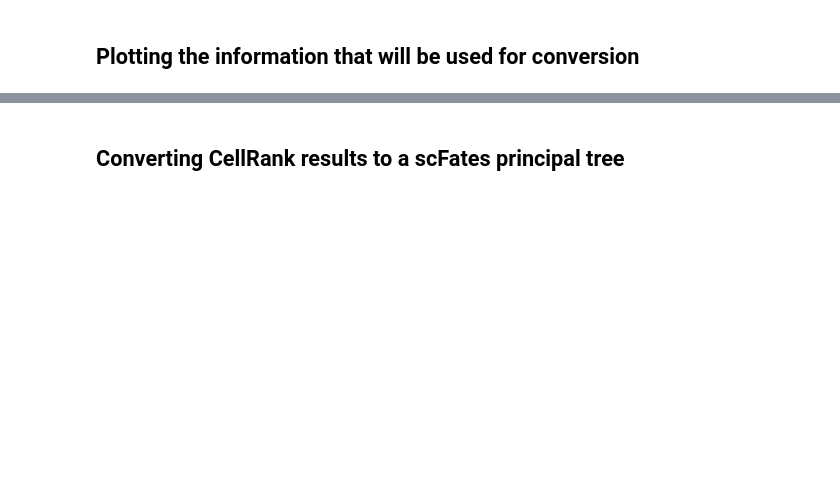
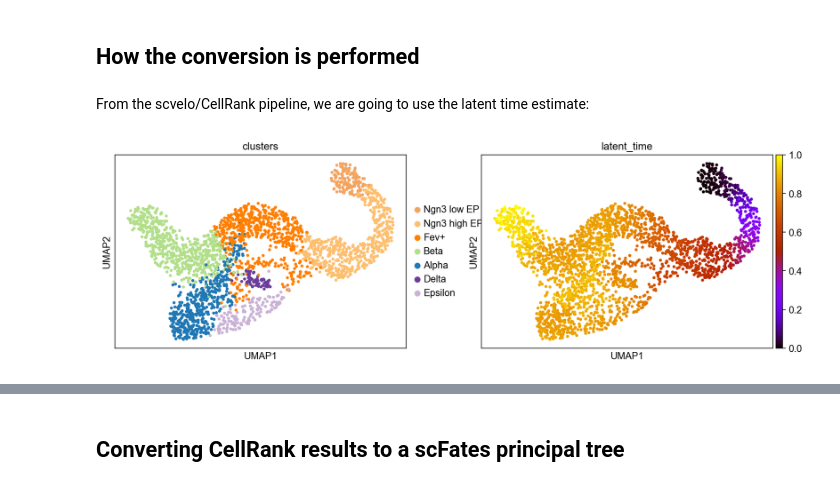
Before and after one commit to LouisFaure/scFates, a Jupyter notebook: docs/notebooks/Conversion_from_CellRank_pipeline.ipynb, the cells around one changed output, grey strips where cells are left out. Drawn from its saved outputs; the diff is of its cells as text; code cells hidden in the pictures; blank space fills up the shorter version.

```diff
--- a/docs/notebooks/Convertion_from_CellRank_pipeline.ipynb
+++ b/docs/notebooks/Conversion_from_CellRank_pipeline.ipynb
@@ -80,5 +82,11 @@ WARNING: Uncertain or fuzzy root cell identification. Please verify.
 computing latent time using root_cells as prior
     finished (0:00:00) --> added
     'latent_time', shared time (adata.obs)
-# %% [markdown]
-## Plotting the information that will be used for conversion
+# %% [markdown]
+## How the conversion is performed
+# %% [markdown]
+From the scvelo/CellRank pipeline, we are going to use the latent time estimate:
+# %%
+sc.pl.umap(adata,color=["clusters","latent_time"],cmap="gnuplot")
+# %% [output]
+[figure, added]
```
Also changed, not shown: parts of 14 cells of this notebook, 1 other file.
